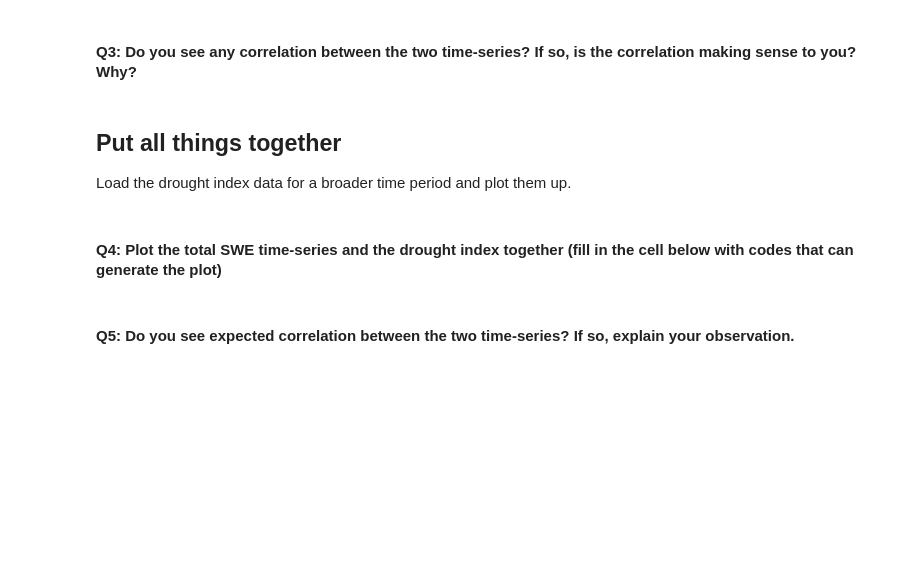
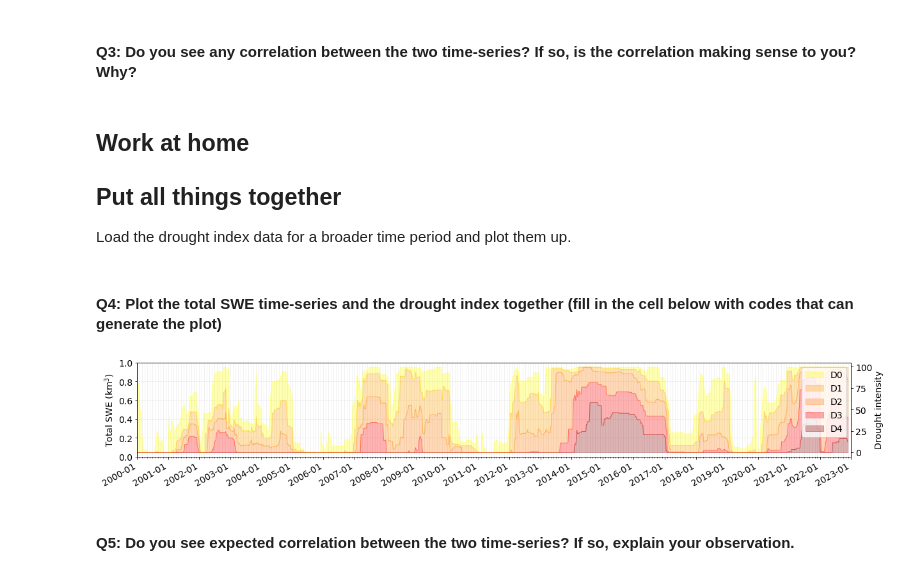
Before and after one commit to envgp/taking_the_pulse_example_lab, a Jupyter notebook: 1_hydrosphere_freshwater.ipynb, the cells around one changed output. Cells and saved outputs as stored; diff of their text form; code cells hidden in the pictures; blank space fills up the shorter version.

```diff
--- a/1_hydrosphere_freshwater.ipynb
+++ b/1_hydrosphere_freshwater.ipynb
@@ -374,6 +505,7 @@ ax_1.set_ylabel("Drought intensity")
 # %% [markdown]
 #### Q3: Do you see any correlation between the two time-series? If so, is the correlation making sense to you? Why?
 # %% [markdown]
+## Work at home
 ## Put all things together
 
 Load the drought index data for a broader time period and plot them up.
@@ -407,25 +540,28 @@ ax.set_title("California")
 # %%
 fig, ax = plt.subplots(1,1,figsize=(20, 3))
 ax_1 = ax.twinx()
-ax.plot(swe_data.time, total_swe_values, zorder=999, lw=4)
+# add a line that can plot the total swe time series
+# ax.plot(swe_data.time, total_swe_values, zorder=999, lw=4)
 alpha_value = 0.3
 colors = ['yellow', 'orange', 'C1', 'red', 'darkred']
 ax_1.fill_between(center_time, df_drought_index['D0'], y2=df_drought_index['D1'], color=colors[0], label='D0', alpha=alpha_value)
 ax_1.fill_between(center_time, df_drought_index['D1'], y2=df_drought_index['D2'], color=colors[1], label='D1', alpha=alpha_value)
 ax_1.fill_between(center_time, df_drought_index['D2'], y2=df_drought_index['D3'], color=colors[2], label='D2', alpha=alpha_value)
 ax_1.fill_between(center_time, df_drought_index['D3'], y2=df_drought_index['D4'], color=colors[3], label='D3', alpha=alpha_value)
 ax_1.fill_between(center_time, df_drought_index['D4'], y2=0, color=colors[4], label='D4', alpha=alpha_value)
 ax_1.legend()
 ax_1.set_ylabel("Drought intensity")
 fmt_year = mdates.YearLocator()
 ax.xaxis.set_major_locator(fmt_year)
 fmt_month = mdates.MonthLocator()
 ax.xaxis.set_minor_locator(fmt_month)
 ax.xaxis.set_major_formatter(mdates.DateFormatter('%Y-%m'))
 ax.set_ylabel("Total SWE (km$^3$)")
 ax.grid(True, which='both', alpha=0.2)
 ax.set_xlim(datetime.date(2000, 1, 1), datetime.date(2023, 1, 1))
 fig.autofmt_xdate()
+# %% [output]
+[figure, added]
 # %% [markdown]
 #### Q5: Do you see expected correlation between the two time-series? If so, explain your observation.
 # %% [markdown]
```
Also changed, not shown: parts of 37 cells of this notebook.
